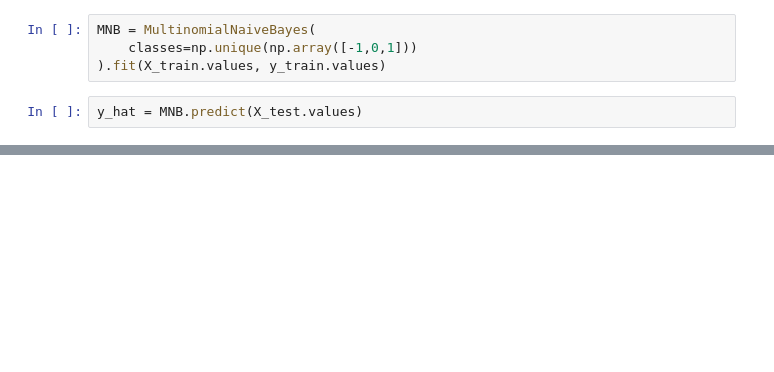
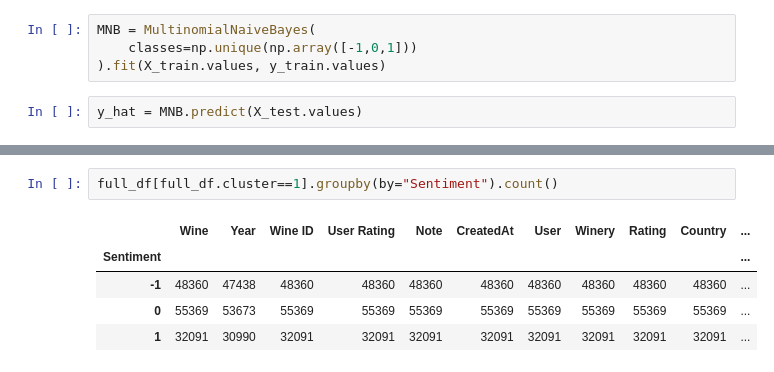
Before and after one commit to AndreaCamilloni/DM2583-project, a Jupyter notebook: notebook.ipynb, the cells around one changed output, grey strips where cells are left out. Drawn from its saved outputs; the diff is of its cells as text; blank space fills up the shorter version.

```diff
--- a/notebook.ipynb
+++ b/notebook.ipynb
@@ -174,0 +245,8 @@ plot_sentiment_pred(y_hat,y_test)
+# %%
+full_df[full_df.cluster==1].groupby(by="Sentiment").count()
+# %% [output]
+|  | Wine | Year | Wine ID | User Rating | Note | CreatedAt | User | Winery | Rating | Country | ... |
+| Sentiment |  |  |  |  |  |  |  |  |  |  | ... |
+| -1 | 48360 | 47438 | 48360 | 48360 | 48360 | 48360 | 48360 | 48360 | 48360 | 48360 | ... |
+| 0 | 55369 | 53673 | 55369 | 55369 | 55369 | 55369 | 55369 | 55369 | 55369 | 55369 | ... |
+| 1 | 32091 | 30990 | 32091 | 32091 | 32091 | 32091 | 32091 | 32091 | 32091 | 32091 | ... |
```
Also changed, not shown: parts of 24 cells of this notebook.
